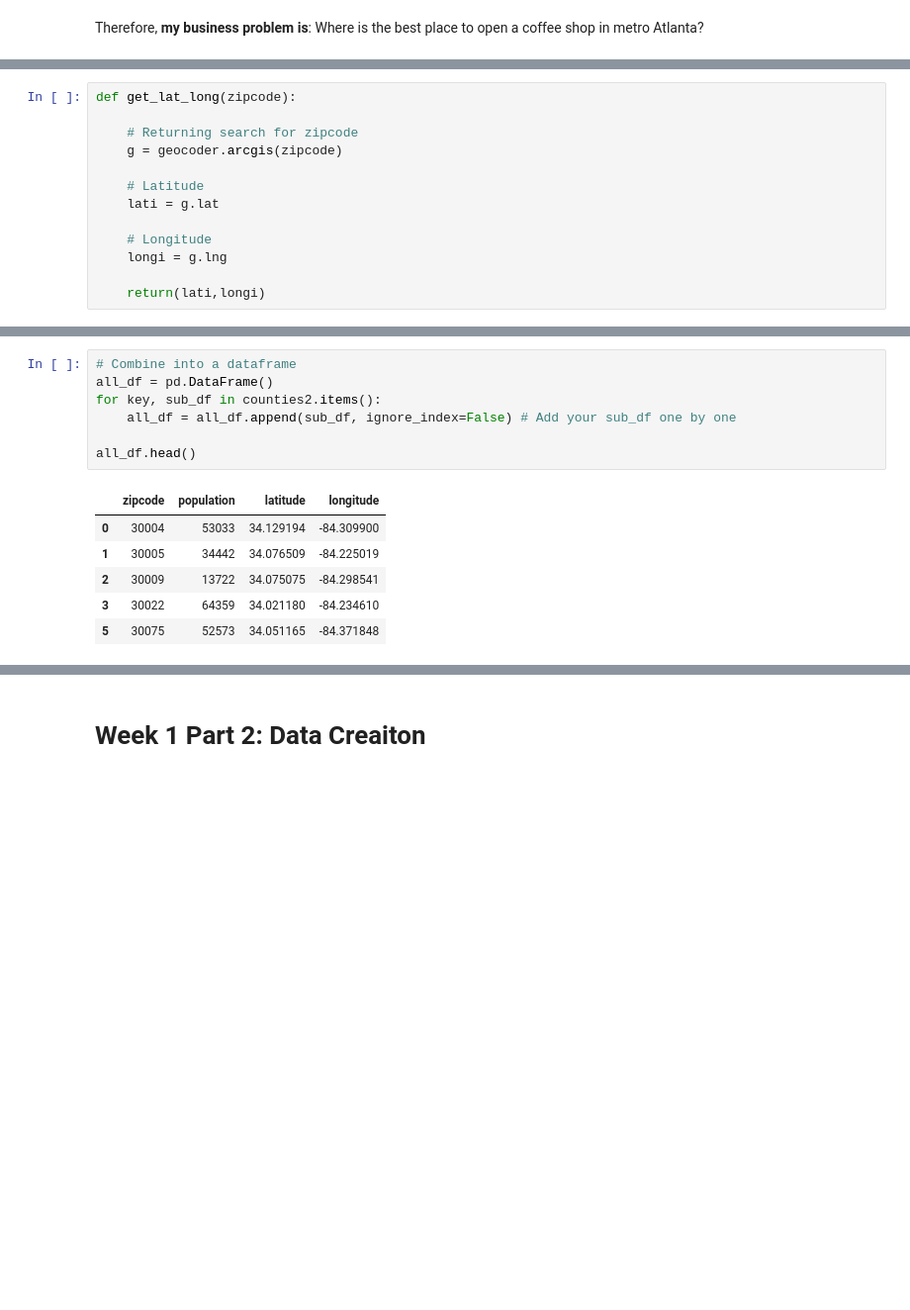
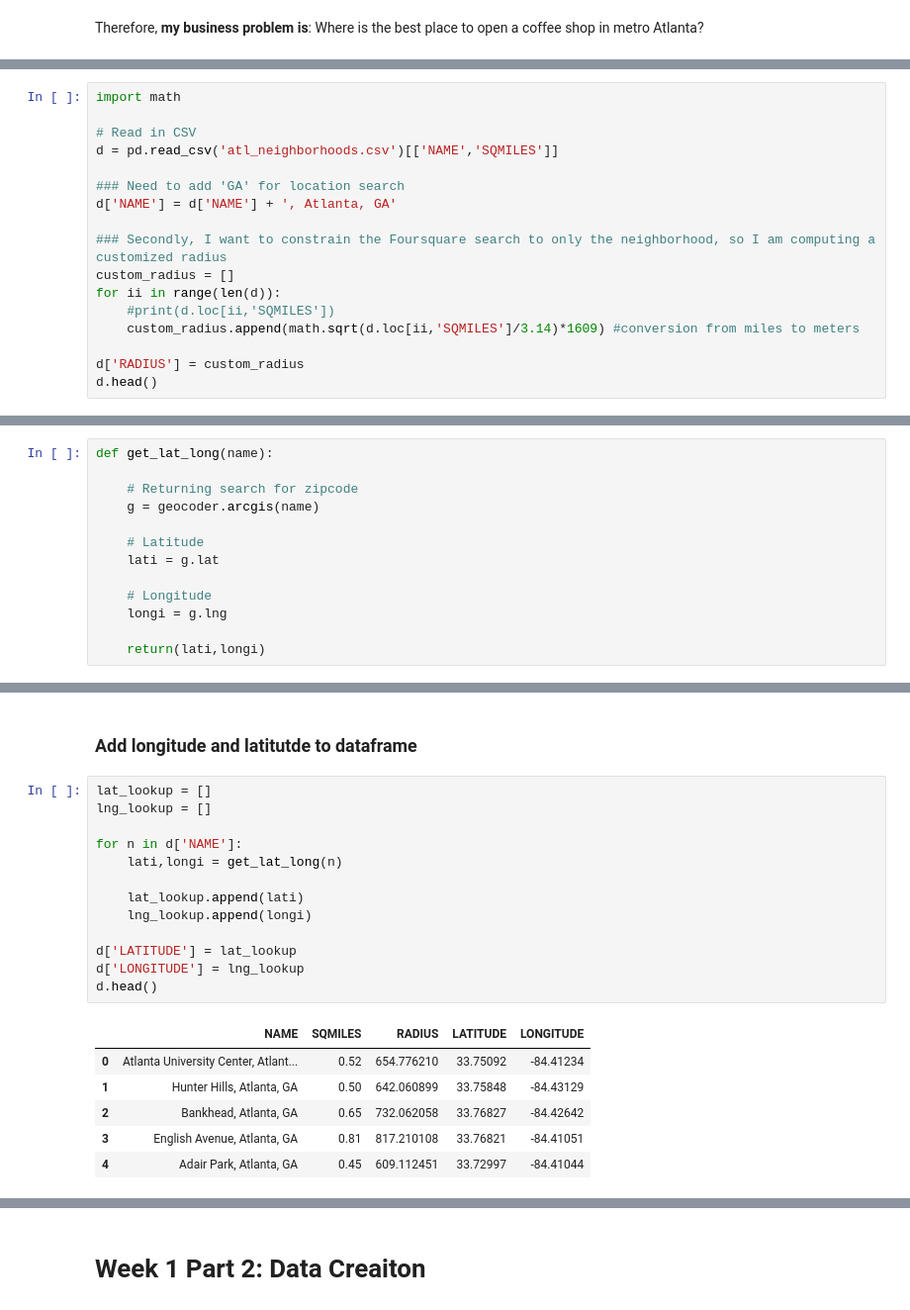
Before and after one commit to MattWittbrodt/capstone_project, a Jupyter notebook: Capstone_Week1_Business Problem.ipynb, the cells around one changed output, grey strips where cells are left out. Shown at 99% size. Cells and saved outputs as stored; diff of their text form; blank space fills up the shorter version.

```diff
--- a/Capstone_Week1_Business Problem.ipynb
+++ b/Capstone_Week1_Business Problem.ipynb
@@ -66,0 +18,17 @@ def get_county_zip(x):
+# %%
+import math
+
+# Read in CSV
+d = pd.read_csv('atl_neighborhoods.csv')[['NAME','SQMILES']]
+
+### Need to add 'GA' for location search
+d['NAME'] = d['NAME'] + ', Atlanta, GA'
+
+### Secondly, I want to constrain the Foursquare search to only the neighborhood, so I am computing a customized radius
+custom_radius = []
+for ii in range(len(d)):
+    #print(d.loc[ii,'SQMILES'])
+    custom_radius.append(math.sqrt(d.loc[ii,'SQMILES']/3.14)*1609) #conversion from miles to meters
+
+d['RADIUS'] = custom_radius
+d.head()
@@ -69,8 +44,8 @@ def get_county_zip(x):
 # %%
-def get_lat_long(zipcode):
+def get_lat_long(name):
 
     # Returning search for zipcode
-    g = geocoder.arcgis(zipcode)
+    g = geocoder.arcgis(name)
 
     # Latitude
     lati = g.lat
@@ -113,17 +57,25 @@ for county in counties:
-# %%
-# Combine into a dataframe
-all_df = pd.DataFrame()
-for key, sub_df in counties2.items():
-    all_df = all_df.append(sub_df, ignore_index=False) # Add your sub_df one by one
-
-all_df.head()
-# %% [output]
-|  | zipcode | population | latitude | longitude |
-| 0 | 30004 | 53033 | 34.129194 | -84.309900 |
-| 1 | 30005 | 34442 | 34.076509 | -84.225019 |
-| 2 | 30009 | 13722 | 34.075075 | -84.298541 |
-| 3 | 30022 | 64359 | 34.021180 | -84.234610 |
-| 5 | 30075 | 52573 | 34.051165 | -84.371848 |
+# %% [markdown]
+### Add longitude and latitutde to dataframe
+# %%
+lat_lookup = []
+lng_lookup = []
+
+for n in d['NAME']:
+    lati,longi = get_lat_long(n)
+
+    lat_lookup.append(lati)
+    lng_lookup.append(longi)
+
+d['LATITUDE'] = lat_lookup
+d['LONGITUDE'] = lng_lookup
+d.head()
+# %% [output]
+|  | NAME | SQMILES | RADIUS | LATITUDE | LONGITUDE |
+| 0 | Atlanta University Center, Atlant... | 0.52 | 654.776210 | 33.75092 | -84.41234 |
+| 1 | Hunter Hills, Atlanta, GA | 0.50 | 642.060899 | 33.75848 | -84.43129 |
+| 2 | Bankhead, Atlanta, GA | 0.65 | 732.062058 | 33.76827 | -84.42642 |
+| 3 | English Avenue, Atlanta, GA | 0.81 | 817.210108 | 33.76821 | -84.41051 |
+| 4 | Adair Park, Atlanta, GA | 0.45 | 609.112451 | 33.72997 | -84.41044 |
 # %%
 ## Looking at where the locations are
 import folium
```
Also changed, not shown: parts of 36 cells of this notebook, 3 other files.
